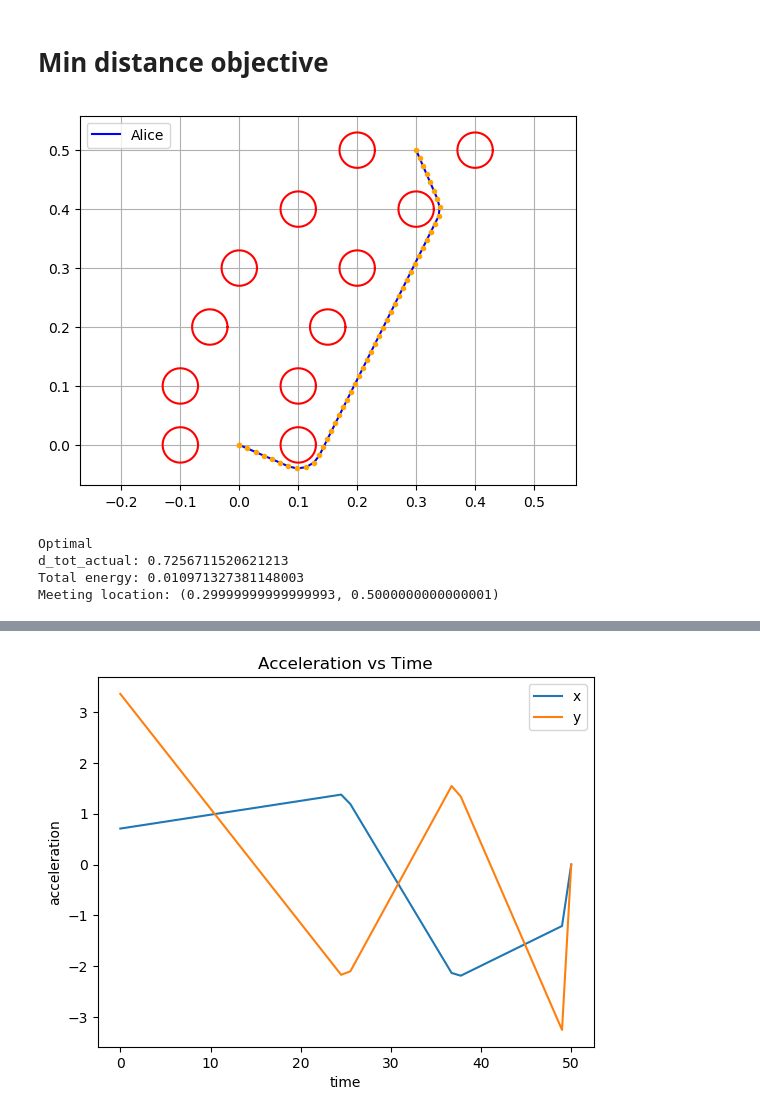
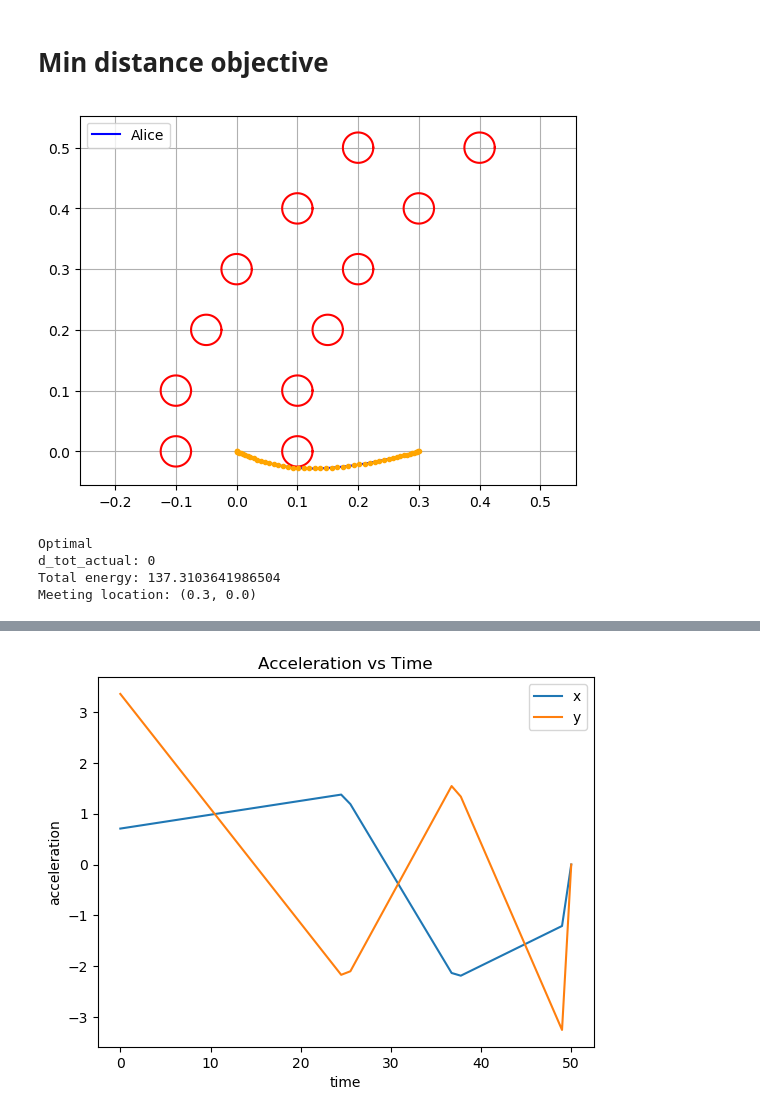
Before and after one commit to apletta/Optimization_PathPlanning, a Jupyter notebook: Min distance objective.ipynb, the cells around one changed output, grey strips where cells are left out. Cells and saved outputs as stored; diff of their text form; code cells hidden in the pictures.

Commit message:
figured out how to go straight around circles

```diff
--- a/Min distance objective.ipynb
+++ b/Min distance objective.ipynb
@@ -15,7 +15,7 @@ m = Model(solver=IpoptSolver(print_level=0))
 
 time = 50
 start = [0, 0]
-finish = [0.3, 0.5]
+finish = [0.3, 0]
 #time_step = 36
 circles = [-0.1 0;
             0.1 0;
@@ -30,7 +30,7 @@ circles = [-0.1 0;
             0.4 0.5;
             0.2 0.5]
 
-r = 0.03
+r = 0.025
 
 num_circles, dim = size(circles)
 
@@ -45,7 +45,7 @@ num_circles, dim = size(circles)
 # Keep path away from obstacles defined by radii from circle center
 for t in 1:time
     for c in 1:num_circles
-    @NLconstraint(m, sqrt( (x_A[1,t]-circles[c,1])^2 + (x_A[2,t]-circles[c,2])^2 ) >= r + 0.01)
+    @NLconstraint(m, (x_A[1,t]-circles[c,1])^2 + (x_A[2,t]-circles[c,2])^2  >= (r + r/10)^2)
     end
 end
 
@@ -59,19 +59,19 @@ end
 @constraint(m, v_A[:, time] .== [0,0]) # final velocity
 
 # Adds up euclidian distance between each time step
-d_tot = @NLexpression(m, sum{ (x_A[1,t+1]-x_A[1,t])^2 + (x_A[2,t+1]-x_A[2,t])^2, t=1:time-1} )
+#d_tot = @NLexpression(m, sum{ (x_A[1,t+1]-x_A[1,t])^2 + (x_A[2,t+1]-x_A[2,t])^2, t=1:time-1} )
 
-@NLobjective(m, Min, d_tot)
-#@objective(m, Min, sum(u_A.^2)) # minimize total energy
+#@NLobjective(m, Min, d_tot)
+@objective(m, Min, sum(u_A.^2)) # minimize total energy
 
 # Solve
 status = solve(m)
 println(status)
 
 d_tot_actual = 0
-for t in 1:time-1
-   d_tot_actual += sqrt( (getvalue(x_A[1,t+1])-getvalue(x_A[1,t]))^2 + (getvalue(x_A[2,t+1])-getvalue(x_A[2,t]))^2)
-end
+# for t in 1:time-1
+#    d_tot_actual += sqrt( (getvalue(x_A[1,t+1])-getvalue(x_A[1,t]))^2 + (getvalue(x_A[2,t+1])-getvalue(x_A[2,t]))^2)
+# end
 
 #println("d_tot: ", getvalue(d_tot))
 println("d_tot_actual: ", d_tot_actual)
@@ -80,38 +80,38 @@ println("d_tot_actual: ", d_tot_actual)
 # for t in 1:time-1
 #     println(t," ",sqrt( (getvalue(x_A[1,t+1])-getvalue(x_A[1,t]))^2 + (getvalue(x_A[2,t+1])-getvalue(x_A[2,t]))^2 ))
 # end
 
 # Output
 x_A = getvalue(x_A)
 println("Total energy: ", getobjectivevalue(m))
 println("Meeting location: (", x_A[1,time],", ",x_A[2,time],")")
 
 # Graph path
 plot(x_A[1, :], x_A[2, :], color="blue", label="Alice")
 #plot(x_A[1, time_step], x_A[2, time_step], ".", color="orange")
 
 # Plot circle
 t = range(0,stop=2pi,length=100)         # parameter that traverses the circle
 for c in 1:num_circles
     plot( circles[c,1] .+ r*cos.(t), circles[c,2] .+ r*sin.(t), color="red")  # plot circle radius r with center (x1, x2)
 end
 
 # Plot time steps
 for t in 1:time
    plot(x_A[1, t], x_A[2, t], ".", color="orange")
 end
 
 # Formatting
 axis("equal")                            # make x and y scales equal
 grid("on")
 legend()
 ;
 # %% [output]
-[figure, old version]
+[figure, new version]
 Optimal
-d_tot_actual: 0.7256711520621213
-Total energy: 0.010971327381148003
-Meeting location: (0.29999999999999993, 0.5000000000000001)
+d_tot_actual: 0
+Total energy: 137.3103641986504
+Meeting location: (0.3, 0.0)
 # %%
 # Velocity plot
 x = range(0, stop=time, length=time)
```
Also changed, not shown: parts of 1 cell of this notebook, 1 other file.
